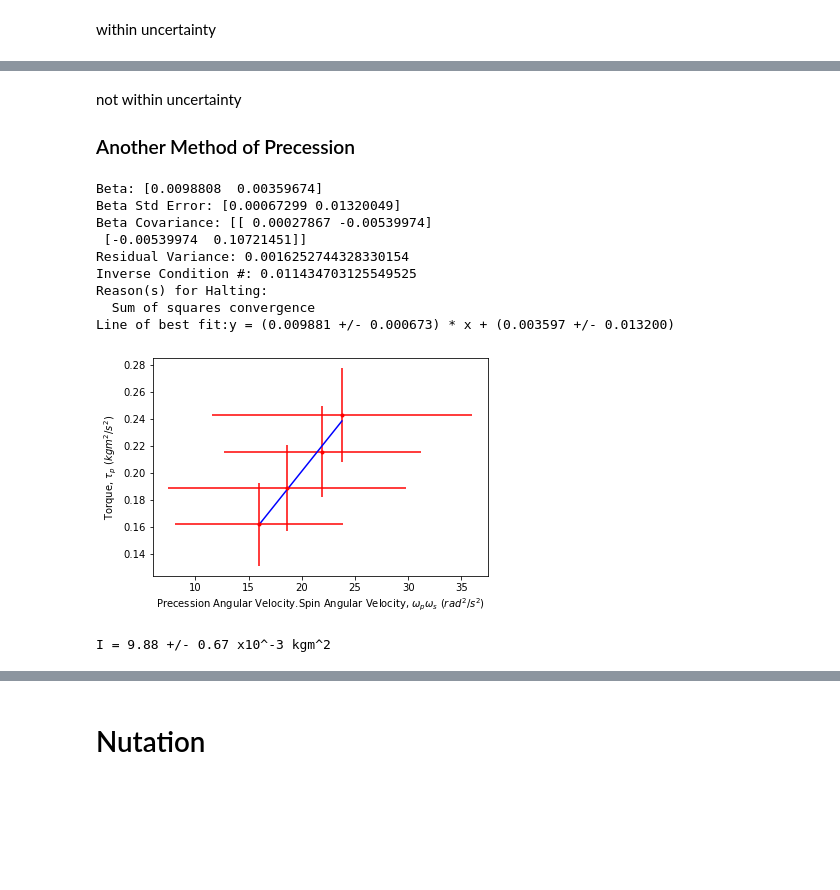
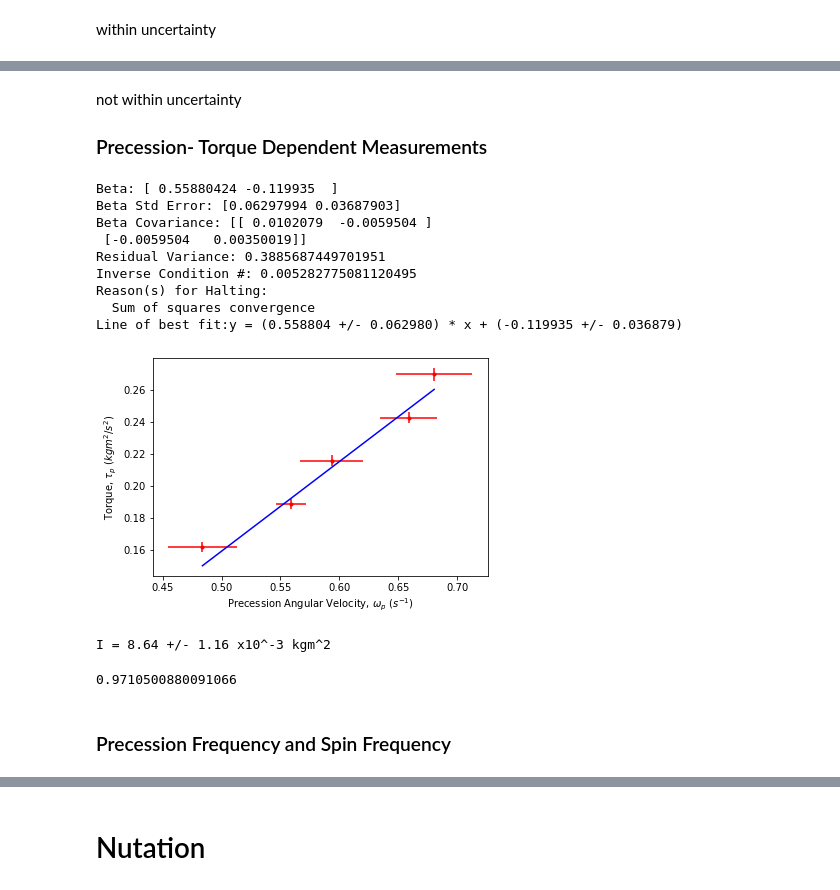
Before and after one commit to mithebell/UNSW-Physics, a Jupyter notebook: Gyroscopes.ipynb, the cells around one changed output, grey strips where cells are left out. Drawn from its saved outputs; the diff is of its cells as text; code cells hidden in the pictures; blank space fills up the shorter version.

```diff
--- a/Gyroscopes.ipynb
+++ b/Gyroscopes.ipynb
@@ -44,7 +45,7 @@ I = 8.44 +/- 0.07 x10^-3 kgm^2
 # %%
 # Experimental data
 m = 0.11 # kg hanging mass
-delta_m = 0.01
+delta_m = 0.001
 h = np.array([0.8, 0.7, 0.6, 0.5, 0.4]) # m heights the mass was dropped from
 h_err = 0.01 # error from parallax
 t_f = np.array([4.53, 4.38, 3.98, 3.53, 3.33]) # s time to reach the ground
@@ -156,3 +164,3 @@ I = 10.41 +/- 0.96 x10^-3 kgm^2
 # %% [markdown]
 not within uncertainty
-### Another Method of Precession
+### Precession- Torque Dependent Measurements
@@ -170,40 +167,67 @@ delta_x = w_s2*w_p2*((delta_w_s2/w_s2)**2+(delta_w_p2/w_p2)**2)**0.5
+# %%
+# Experimental data
+mass2 = np.array([0.06, 0.07, 0.08, 0.09, 0.1])
+delta_mass2 = delta_m
+tau2 = mass2*g*l
+delta_tau2 = tau2*((delta_mass2/mass2)**2+(delta_g/g)**2+(delta_l/l)**2)**0.5
+t_s_2 = 0.194273333
+delta_t_s_2 = 0.02825
+w_s_2 = 4*np.pi/t_s_2
+delta_w_s_2 = 2*np.pi*delta_t_s_2/(t_s_2)**2
+t_p2 = np.array([12.98666667, 11.23666667, 10.58333333, 9.536666667, 9.233333333])
+delta_t_p2 = np.array([0.785, 0.26, 0.475, 0.35, 0.44])
+w_p2 = 2*np.pi/t_p2
+delta_w_p2 = 2*np.pi*delta_t_p2/(t_p2)**2
 # %%
 # Plot the curve
 
 # Convert data and error into a form recognised by ODR
-precession2 = RealData(w_s2*w_p2, tau2, sx=delta_x, sy=delta_tau2)
+precession2 = RealData(w_p2, tau2, sx=delta_w_p2, sy=delta_tau2)
 
 # Set up ODR
-odr_p2 = ODR(precession2, model, beta0=[0.0008, 0.2])
+odr_p2 = ODR(precession2, model, beta0=[0.03, 0.3])
 
 # run the regression
 out_p2 = odr_p2.run()
 out_p2.pprint()
 
 print("Line of best fit:"+"y = ({:.6f} +/- {:.6f}) * x + ({:.6f} +/- {:.6f})".format(
   out_p2.beta[0], out_p2.sd_beta[0],
   out_p2.beta[1], out_p2.sd_beta[1]))
 
 plt.figure()
-plt.errorbar(w_s2*w_p2, tau2, xerr=delta_x, yerr=delta_tau2, fmt='.', color='red')
-plt.plot(w_s2*w_p2, linear(out_p2.beta, w_s2*w_p2), color='blue')
+plt.errorbar(w_p2, tau2, xerr=delta_w_p2, yerr=delta_tau2, fmt='.', color='red')
+plt.plot(w_p2, linear(out_p2.beta, w_p2), color='blue')
 
-plt.xlabel("Precession Angular Velocity.Spin Angular Velocity, $\omega_p\omega_s$ ($rad^2/s^2$)")
+plt.xlabel("Precession Angular Velocity, $\omega_p$ ($s^{-1}$)")
 plt.ylabel("Torque, $τ_p$ ($kgm^2/s^2$)")
 
 plt.show()
-
-print("I = {:.2f} +/- {:.2f}".format(
-  out_p2.beta[0]*1000, out_p2.sd_beta[0]*1000)+" x10^-3 kgm^2")
 # %% [output]
-Beta: [0.0098808  0.00359674]
-Beta Std Error: [0.00067299 0.01320049]
-Beta Covariance: [[ 0.00027867 -0.00539974]
- [-0.00539974  0.10721451]]
-Residual Variance: 0.0016252744328330154
-Inverse Condition #: 0.011434703125549525
+Beta: [ 0.55880424 -0.119935  ]
+Beta Std Error: [0.06297994 0.03687903]
+Beta Covariance: [[ 0.0102079  -0.0059504 ]
+ [-0.0059504   0.00350019]]
+Residual Variance: 0.3885687449701951
+Inverse Condition #: 0.005282775081120495
 Reason(s) for Halting:
   Sum of squares convergence
-Line of best fit:y = (0.009881 +/- 0.000673) * x + (0.003597 +/- 0.013200)
+Line of best fit:y = (0.558804 +/- 0.062980) * x + (-0.119935 +/- 0.036879)
-[figure, old version]
+[figure, new version]
-I = 9.88 +/- 0.67 x10^-3 kgm^2
+# %%
+I_p2 = out_p2.beta[0]/w_s_2
+delta_I_p2 = I_p2*((out_p2.sd_beta[0]/out_p2.beta[0])**2
+                 +(delta_w_s_2/w_s_2)**2)**0.5
+
+print("I = {:.2f} +/- {:.2f}".format(
+  I_p2*1000, delta_I_p2*1000)+" x10^-3 kgm^2")
+# %% [output]
+I = 8.64 +/- 1.16 x10^-3 kgm^2
+# %%
+slope, intercept, r_value, p_value, std_err = scipy.stats.linregress(w_p2, tau2)
+
+r_value**2
+# %% [output]
+0.9710500880091066
+# %% [markdown]
+### Precession Frequency and Spin Frequency
```
Also changed, not shown: parts of 21 cells of this notebook.
